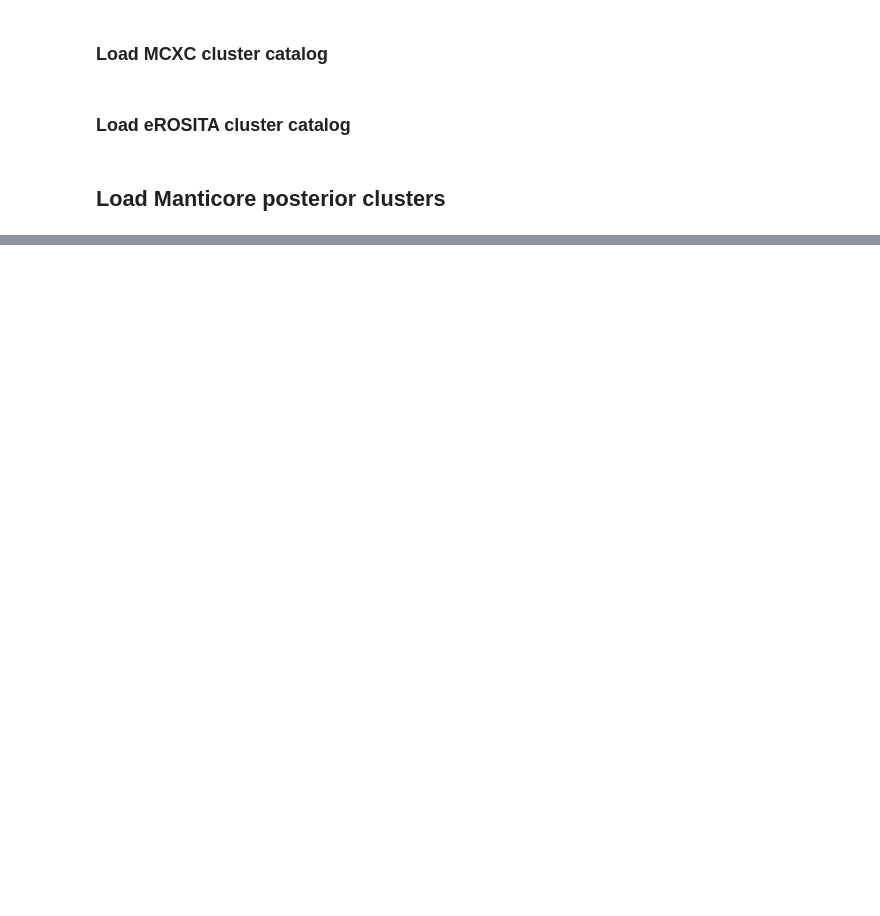
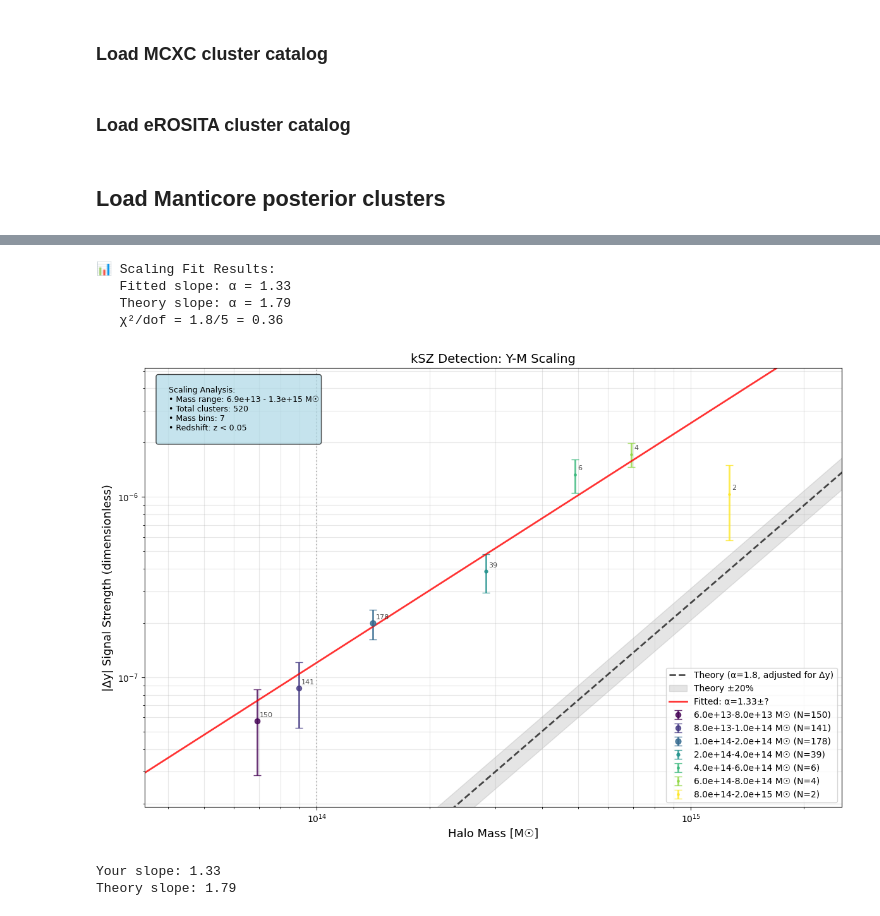
Before and after one commit to stuartmcalpine/manticore_posterior_clusters, a Jupyter notebook: stack_patches.ipynb, the cells around one changed output, grey strips where cells are left out. Cells and saved outputs as stored; diff of their text form; code cells hidden in the pictures; blank space fills up the shorter version.

```diff
--- a/stack_patches.ipynb
+++ b/stack_patches.ipynb
@@ -61,12 +94,26 @@ eros_data = {"gal_l": gal_l, "gal_b": gal_b, "z": _eros_data["z"], "m500": _eros
 # %% [markdown]
 ## Load Manticore posterior clusters
 # %%
+import numpy as np
+import h5py
+from astropy.cosmology import Planck18, z_at_value
+import astropy.units as u
+
 fname = "/cosma7/data/dp004/rttw52/Manticore/new_analysis/clusters/temp/output/simplified_clusters.h5"
 
 with h5py.File(fname, "r") as f:
+    distances_mpc = f["clusters/median_properties/dist"][...]
+
+    # Convert comoving distance to redshift using Planck18 cosmology
+    redshifts = []
+    for dist in distances_mpc:
+        z = z_at_value(Planck18.comoving_distance, dist * u.Mpc)
+        redshifts.append(z)
+
     manticore_data = {"gal_l": f["clusters/median_properties/gal_l"][...],
                       "gal_b": f["clusters/median_properties/gal_b"][...],
                       "m500": f["clusters/median_properties/SO_500_crit_TotalMass"][...],
                       "r500": f["clusters/median_properties/SO_500_crit_SORadius"][...],
-                      "z": f["clusters/median_properties/dist"][...]}
+                      "dist": distances_mpc,
+                      "z": np.array(redshifts)}
 # %%
@@ -236,8 +266,8 @@ mass_bins = [
     (1e14, 2e14),
     (2e14, 4e14),
     (4e14, 6e14),
-    #(6e14, 8e14),
-    #(8e14, 20e14),
+    (6e14, 8e14),
+    (8e14, 20e14),
     #(0,0),
 ]
 
@@ -246,7 +276,7 @@ outer_r200_factor=3.0
 patch_size_deg=20.0
 npix=256
 z_min = 0.005
-z_max = 0.05
+z_max = 0.1
 b_min = 10
 b_max = 80
 
@@ -263,7 +293,7 @@ for i, (mass_min, mass_max) in enumerate(mass_bins):
         #coord_list = np.array([[mcxc_data["gal_l"][i], mcxc_data["gal_b"][i], mcxc_data["r500"][i], mcxc_data["z"][i]] for i in range(len(mcxc_data["z"])) if mcxc_data['z'][i] > z_min and mcxc_data['z'][i] < z_max and np.abs(mcxc_data['gal_b'][i]) > b_min and np.abs(mcxc_data['gal_b'][i]) < b_max and mcxc_data['m500'][i] >= mass_min and mcxc_data['m500'][i] <= mass_max])
         coord_list = np.array([[eros_data["gal_l"][i], eros_data["gal_b"][i], eros_data["r500"][i], eros_data["z"][i]] for i in range(len(eros_data["z"])) if eros_data['z'][i] > z_min and eros_data['z'][i] < z_max and np.abs(eros_data['gal_b'][i]) > b_min and np.abs(eros_data['gal_b'][i]) < b_max and eros_data['m500'][i] >= mass_min and eros_data['m500'][i] <= mass_max])
 
-        results = analyzer.run_cluster_analysis_individual_r200(
+        results = pipeline.run_individual_r200_analysis(
             coord_list=coord_list,
             inner_r200_factor=inner_r200_factor,
             outer_r200_factor=outer_r200_factor,
@@ -280,7 +310,7 @@ for i, (mass_min, mass_max) in enumerate(mass_bins):
     # Random pointings
     else:
         coord_list = generate_random_halos(100)
-        results = analyzer.run_cluster_analysis_individual_r200(
+        results = pipeline.run_individual_r200_analysis(
             coord_list=coord_list,
             inner_r200_factor=inner_r200_factor,
             outer_r200_factor=outer_r200_factor,
@@ -320,14 +368,22 @@ for mass_range, results in results_dict.items():
         outer_radius_deg=outer_radius_deg
     )
 # %%
-fig, ax, fit_results = plotter.plot_y_mass_scaling(
+fig, ax, fit_results = mass_plotter.plot_y_mass_scaling(
     results_dict,
     title="kSZ Detection: Y-M Scaling",
     show_theory=True,
     fit_scaling=True
 )
 
 # Check fit results
 if fit_results:
     print(f"Your slope: {fit_results['fitted_slope']:.2f}")
     print(f"Theory slope: {fit_results['theory_slope']:.2f}")
+# %% [output]
+📊 Scaling Fit Results:
+   Fitted slope: α = 1.33
+   Theory slope: α = 1.79
+   χ²/dof = 1.8/5 = 0.36
+[figure, added]
+Your slope: 1.33
+Theory slope: 1.79
```
Also changed, not shown: parts of 12 cells of this notebook, 27 other files.
